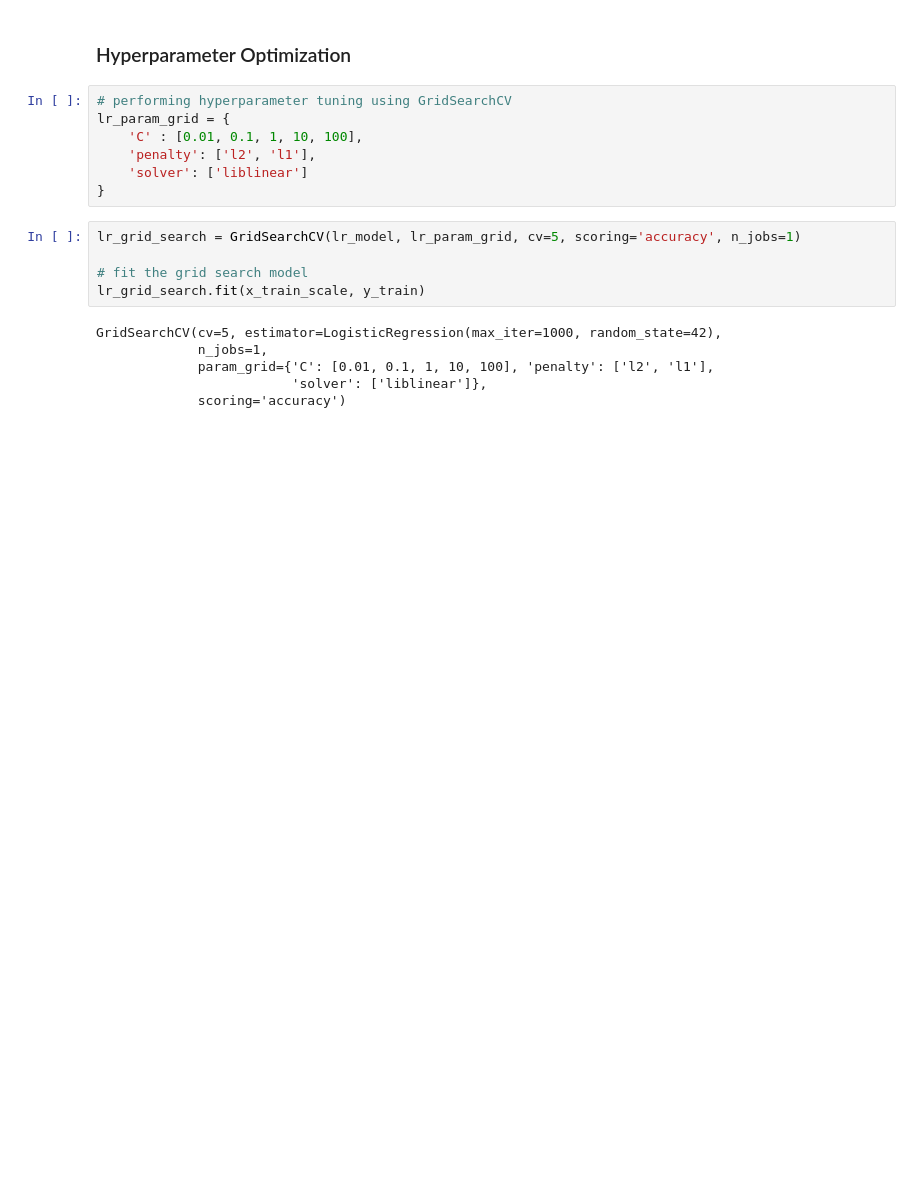
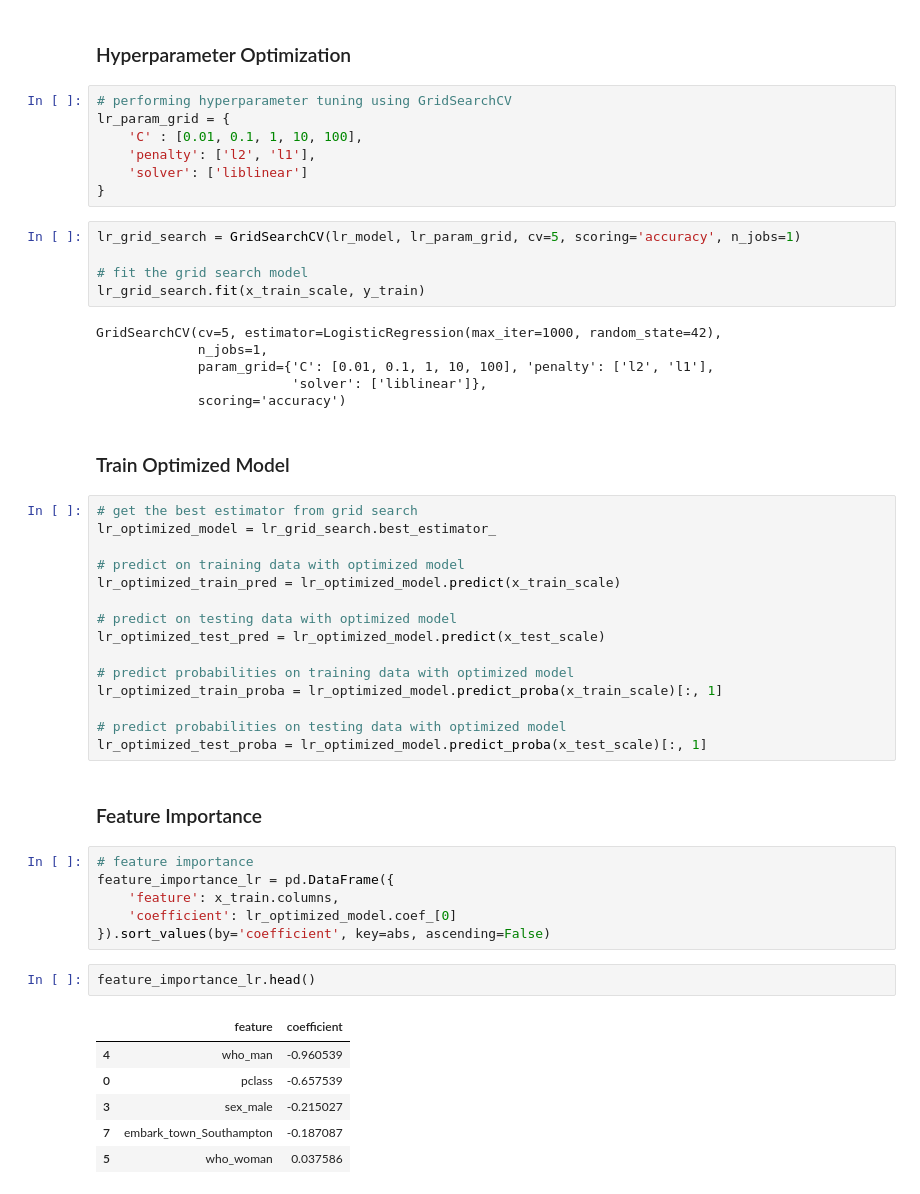
Before and after one commit to tshihab07/Titanic-Life-Prediction, a Jupyter notebook: advancedModeling.ipynb, the cells around one changed output. Saved outputs shown, nothing was run; the diff lists cells and outputs as text; blank space fills up the shorter version.

Commit message:
Implement logistic regression: Train optimized model, analyze feature importance

```diff
--- a/advancedModeling.ipynb
+++ b/advancedModeling.ipynb
@@ -227,3 +227,37 @@ GridSearchCV(cv=5, estimator=LogisticRegression(max_iter=1000, random_state=42),
              param_grid={'C': [0.01, 0.1, 1, 10, 100], 'penalty': ['l2', 'l1'],
                          'solver': ['liblinear']},
              scoring='accuracy')
+# %% [markdown]
+### Train Optimized Model
+# %%
+# get the best estimator from grid search
+lr_optimized_model = lr_grid_search.best_estimator_
+
+# predict on training data with optimized model
+lr_optimized_train_pred = lr_optimized_model.predict(x_train_scale)
+
+# predict on testing data with optimized model
+lr_optimized_test_pred = lr_optimized_model.predict(x_test_scale)
+
+# predict probabilities on training data with optimized model
+lr_optimized_train_proba = lr_optimized_model.predict_proba(x_train_scale)[:, 1]
+
+# predict probabilities on testing data with optimized model
+lr_optimized_test_proba = lr_optimized_model.predict_proba(x_test_scale)[:, 1]
+# %% [markdown]
+### Feature Importance
+# %%
+# feature importance
+feature_importance_lr = pd.DataFrame({
+    'feature': x_train.columns,
+    'coefficient': lr_optimized_model.coef_[0]
+}).sort_values(by='coefficient', key=abs, ascending=False)
+# %%
+feature_importance_lr.head()
+# %% [output]
+|  | feature | coefficient |
+| 4 | who_man | -0.960539 |
+| 0 | pclass | -0.657539 |
+| 3 | sex_male | -0.215027 |
+| 7 | embark_town_Southampton | -0.187087 |
+| 5 | who_woman | 0.037586 |
```
